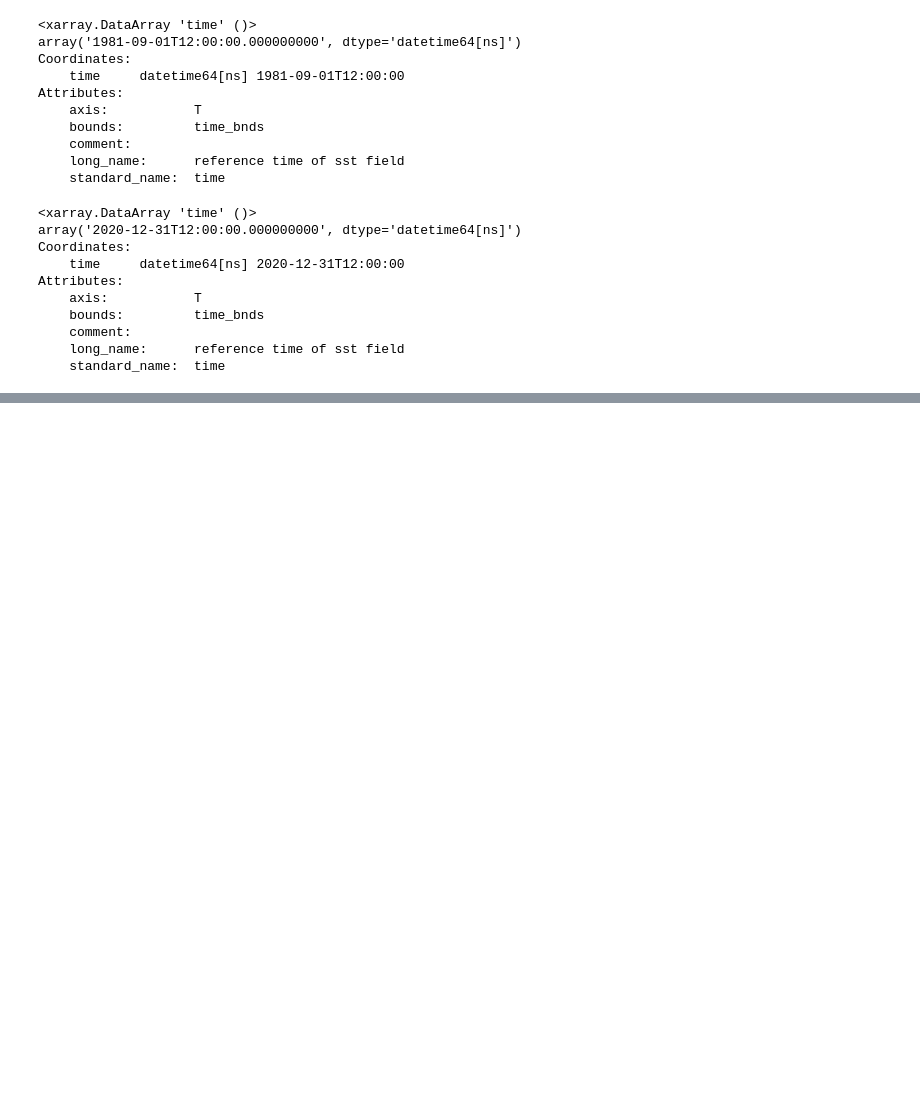
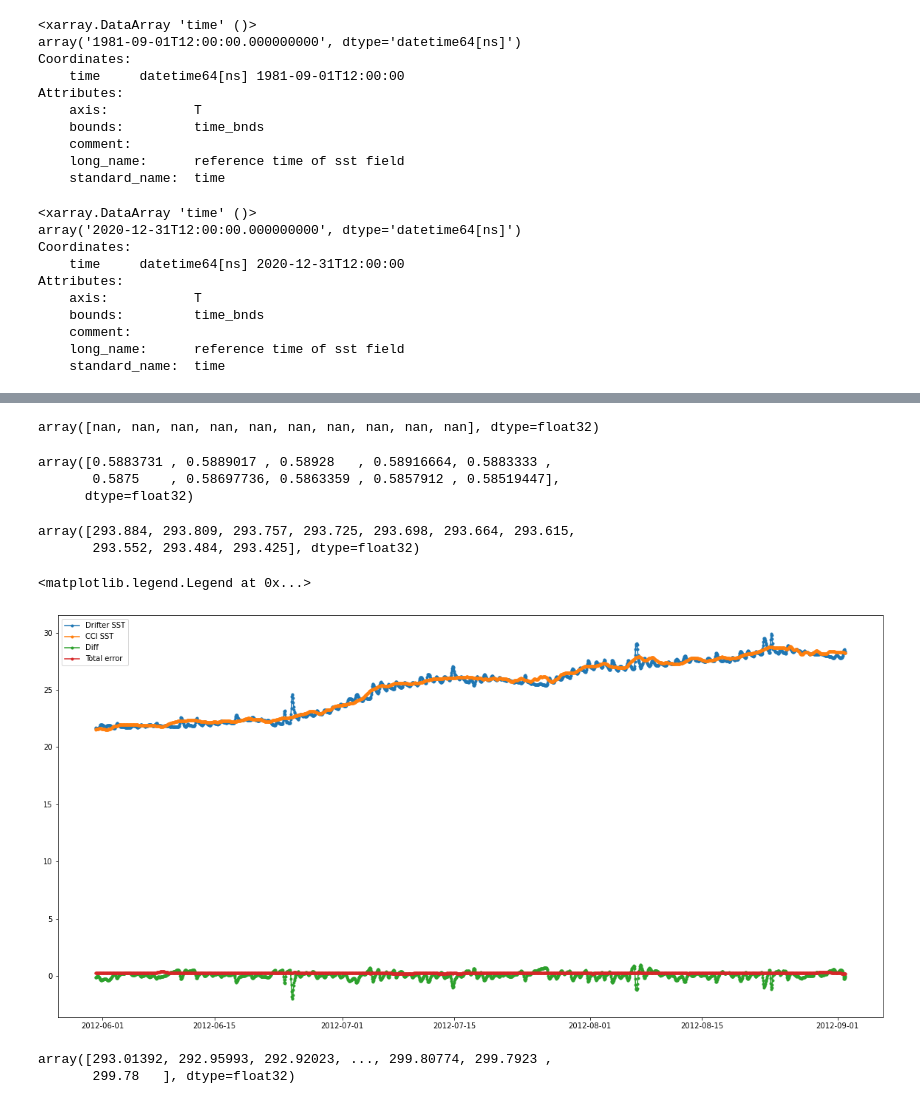
Before and after one commit to Cloud-Drift/clouddrift, a Jupyter notebook: examples/interp_cci_drifters.ipynb, the cells around one changed output, grey strips where cells are left out. Drawn from its saved outputs; the diff is of its cells as text; code cells hidden in the pictures; blank space fills up the shorter version.

```diff
--- a/examples/interp_cci_drifters.ipynb
+++ b/examples/interp_cci_drifters.ipynb
@@ -375,0 +290,6 @@ KeyboardInterrupt
+# %%
+rowsize = dr.rowsize.values
+# %%
+# so redo with chunks aligned?
+chunk_settings = {'obs': tuple(rowsize.tolist())}
+dr = xr.open_dataset(drifter_file_path, chunks=chunk_settings)
@@ -375,0 +316,54 @@ KeyboardInterrupt
+# %%
+#create an xarray dataset or dataarray first?
+#dsi = np.zeros(len(dr.longitude))
+dsi = xr.Dataset(data_vars=dict(
+                        analysed_sst = np.nan*dr.sst,
+                        analysed_sst_uncertainty = np.nan*dr.sst
+                    ),
+                 coords=dict(
+                     longitude=dr.longitude,
+                     latitude=dr.latitude,
+                     time=dr.time)
+                )
+# %%
+dsi.analysed_sst[0:10].data.compute()
+# %% [output]
+array([nan, nan, nan, nan, nan, nan, nan, nan, nan, nan], dtype=float32)
+# %%
+for i in range(0,11):
+    sli = slice(traj_idx[i], traj_idx[i+1])
+    # I think the interpolation interpolate all fields? why not the mask?
+    dsi_tmp = ds.interp(lon=dr.longitude[sli],lat=dr.latitude[sli],
+        time=dr.time[sli],method="linear")
+    dsi.analysed_sst[sli] = dsi_tmp['analysed_sst']
+    dsi.analysed_sst_uncertainty[sli] = dsi_tmp['analysed_sst_uncertainty']
+# %%
+dsi.analysed_sst_uncertainty[0:10].data.compute()
+# %% [output]
+array([0.5883731 , 0.5889017 , 0.58928   , 0.58916664, 0.5883333 ,
+       0.5875    , 0.58697736, 0.5863359 , 0.5857912 , 0.58519447],
+      dtype=float32)
+# %%
+dr.sst[0:10].data.compute()
+# %% [output]
+array([293.884, 293.809, 293.757, 293.725, 293.698, 293.664, 293.615,
+       293.552, 293.484, 293.425], dtype=float32)
+# %%
+i = 10
+sli = slice(traj_idx[i], traj_idx[i+1])
+fig = plt.figure(figsize=(20,10))
+ax = fig.add_subplot()
+c1 = plt.plot(dr.time[sli],dr.sst[sli]-273.15,marker='.',label='Drifter SST')
+c2 = plt.plot(dsi.time[sli],dsi.analysed_sst[sli]-273.15,marker='.',label='CCI SST')
+c3 = plt.plot(dsi.time[sli],dsi.analysed_sst[sli]-dr.sst[sli],marker='.',label='Diff')
+c4 = plt.plot(dsi.time[sli],np.sqrt(dsi.analysed_sst_uncertainty[sli]**2+dr.err_sst[sli]**2),marker='.',label='Total error')
+#ax.legend([c1,c2,c3,c4],['Drifter SST','CCI SST','Diff','Total error'])
+ax.legend()
+# %% [output]
+<matplotlib.legend.Legend at 0x...>
+[figure, added]
+# %%
+dr.sst[sli].values
+# %% [output]
+array([293.01392, 292.95993, 292.92023, ..., 299.80774, 299.7923 ,
+       299.78   ], dtype=float32)
```
Also changed, not shown: parts of 22 cells of this notebook.
